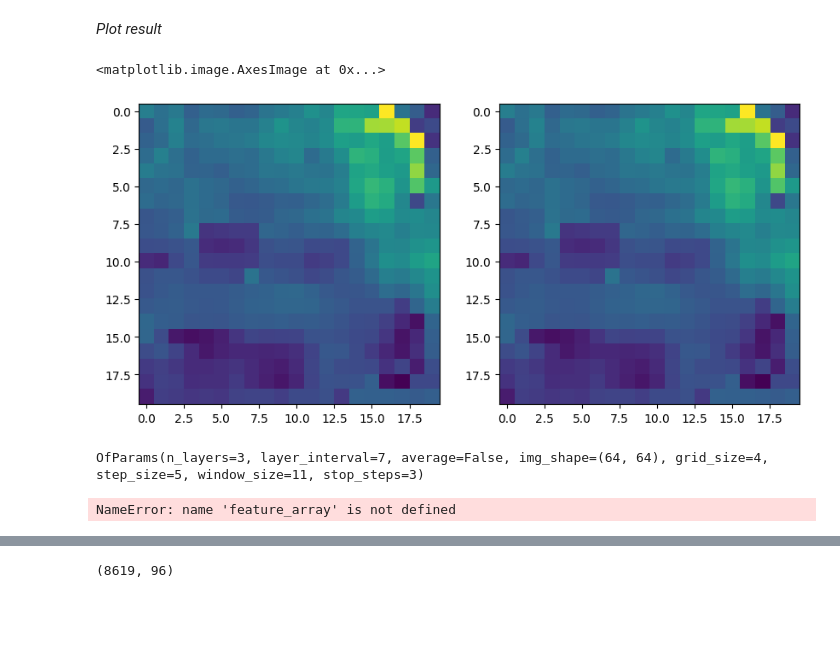
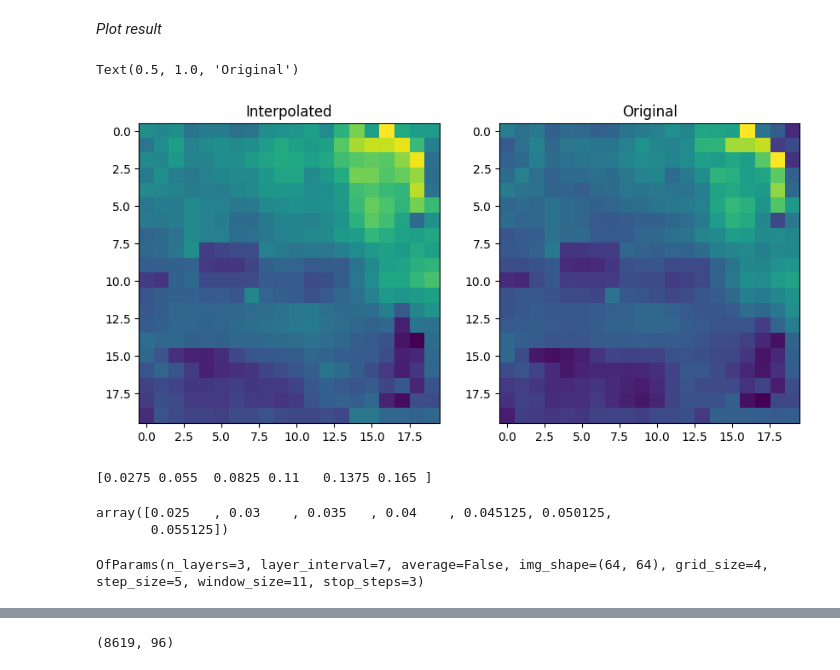
Before and after one commit to tpfffr/neon_blink_detection, a Jupyter notebook: notebooks/data_augmentation2.ipynb, the cells around one changed output, grey strips where cells are left out. Cells and saved outputs as stored; diff of their text form; code cells hidden in the pictures; blank space fills up the shorter version.

```diff
--- a/notebooks/data_augmentation2.ipynb
+++ b/notebooks/data_augmentation2.ipynb
@@ -46,20 +101,30 @@ of_right = np.reshape(feature_array[:, 400:], (-1,20,20))
 # %% [markdown]
 *Plot result*
 # %%
+import matplotlib.pyplot as plt
 
+interp_left, interp_right = _create_interpolater(feature_array)
 
+of_interp = interpolate_spacetime(interp_left, 5.5*t[1:7], grid_size=20)
 
-
-
-of_interp = space_time_grid(interpolator_left, 5*t[1:7], grid_size=20)
-
-f, ax = plt.subplots(1, 2, figsize=(10, 5))
+f, ax = plt.subplots(1, 5, figsize=(10, 5))
 
 ax[0].imshow(of_interp[0,:, :])
+ax[0].set_title("Interpolated")
+
 ax[1].imshow(of_left[5, :, :])
+ax[1].set_title("Original")
 # %% [output]
-<matplotlib.image.AxesImage at 0x...>
+Text(0.5, 1.0, 'Original')
-[figure, old version]
+[figure, new version]
+# %%
+print(5.5*t[1:7])
+
+t[5:12]
+# %% [output]
+[0.0275 0.055  0.0825 0.11   0.1375 0.165 ]
+array([0.025   , 0.03    , 0.035   , 0.04    , 0.045125, 0.050125,
+       0.055125])
 # %%
 
 n_layers = rec._of_params.n_layers
@@ -142,8 +149,0 @@ def interpolate_spacetime(interpolator, time_points: T.List[int], grid_size: int
-# %%
-interp_left, interp_right = _create_interpolater(feature_array)
-
-features_left = np.concatenate([interpolate_spacetime(interp_left, indices, grid_size=of_params.grid_size).reshape(-1, of_params.grid_size**2) for indices in indices_layers], axis=-1)
-
-features_right = np.concatenate([interpolate_spacetime(interp_right, indices, grid_size=of_params.grid_size).reshape(-1, of_params.grid_size**2) for indices in indices_layers], axis=-1)
-# %% [output]
-NameError: name 'feature_array' is not defined
```
Also changed, not shown: parts of 7 cells of this notebook, 16 other files.
